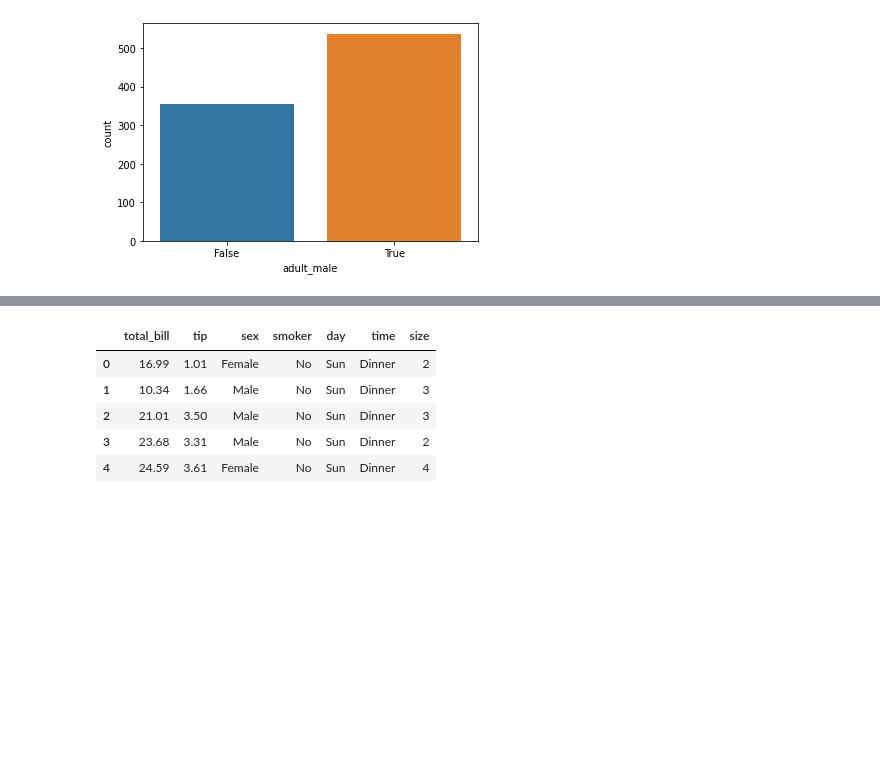
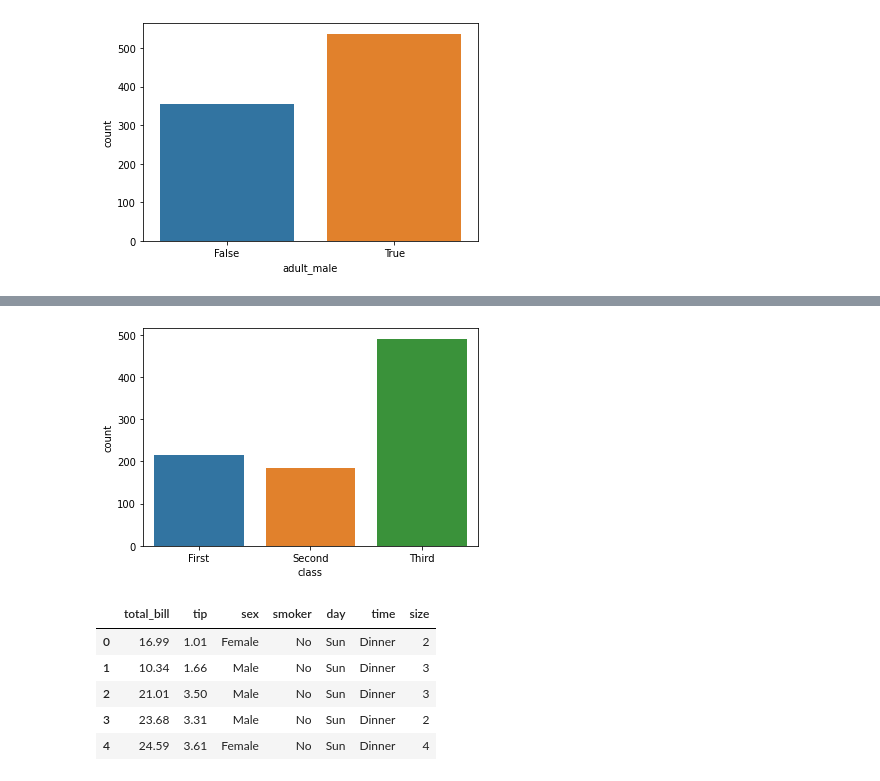
Before and after one commit to 1801310khm/knu_bdna_2022, a Jupyter notebook: 김현민_5강.ipynb, the cells around one changed output, grey strips where cells are left out. Cells and saved outputs as stored; diff of their text form; code cells hidden in the pictures; blank space fills up the shorter version.

```diff
--- a/김현민_5강.ipynb
+++ b/김현민_5강.ipynb
@@ -304,3 +309,8 @@ Name: adult_male, Length: 891, dtype: bool
+# %%
+sns.countplot(x="class",data=titanic)
+plt.show()
+# %% [output]
+[figure, added]
 # %%
 tips=sns.load_dataset('tips')
 tips.head()
```
Also changed, not shown: parts of 3 cells of this notebook.
